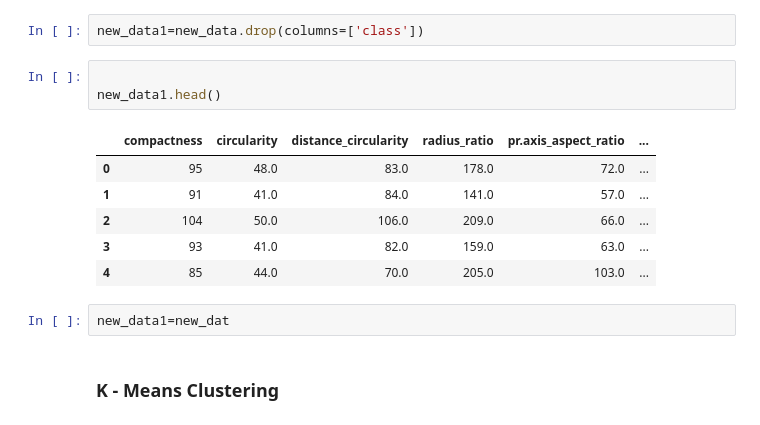
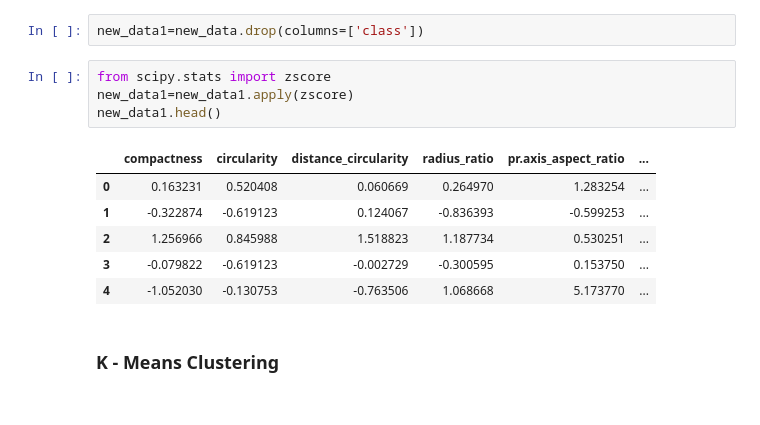
Before and after one commit to GreatLearningAIML1/pune-july19-batch-Seema-eng, a Jupyter notebook: R4_Internal_Lab_Clustering.ipynb, the cells around one changed output. Saved outputs shown, nothing was run; the diff lists cells and outputs as text.

```diff
--- a/R4_Internal_Lab_Clustering.ipynb
+++ b/R4_Internal_Lab_Clustering.ipynb
@@ -111,18 +111,17 @@ Since the dimensions of the data are not really known to us, it would be wise to
 You can use zscore function to do this
 # %%
 new_data1=new_data.drop(columns=['class'])
-# %%
-
-new_data1.head()
-# %% [output]
-|  | compactness | circularity | distance_circularity | radius_ratio | pr.axis_aspect_ratio | ... |
-| 0 | 95 | 48.0 | 83.0 | 178.0 | 72.0 | ... |
-| 1 | 91 | 41.0 | 84.0 | 141.0 | 57.0 | ... |
-| 2 | 104 | 50.0 | 106.0 | 209.0 | 66.0 | ... |
-| 3 | 93 | 41.0 | 82.0 | 159.0 | 63.0 | ... |
-| 4 | 85 | 44.0 | 70.0 | 205.0 | 103.0 | ... |
-# %%
-new_data1=new_dat
+# %%
+from scipy.stats import zscore
+new_data1=new_data1.apply(zscore)
+new_data1.head()
+# %% [output]
+|  | compactness | circularity | distance_circularity | radius_ratio | pr.axis_aspect_ratio | ... |
+| 0 | 0.163231 | 0.520408 | 0.060669 | 0.264970 | 1.283254 | ... |
+| 1 | -0.322874 | -0.619123 | 0.124067 | -0.836393 | -0.599253 | ... |
+| 2 | 1.256966 | 0.845988 | 1.518823 | 1.187734 | 0.530251 | ... |
+| 3 | -0.079822 | -0.619123 | -0.002729 | -0.300595 | 0.153750 | ... |
+| 4 | -1.052030 | -0.130753 | -0.763506 | 1.068668 | 5.173770 | ... |
 # %% [markdown]
 ### K - Means Clustering
 # %% [markdown]
```
Also changed, not shown: parts of 6 cells of this notebook.
